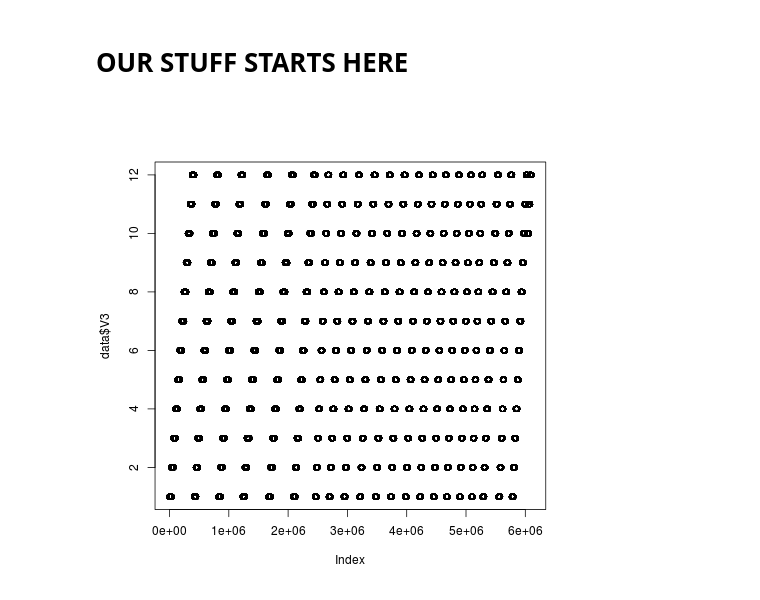
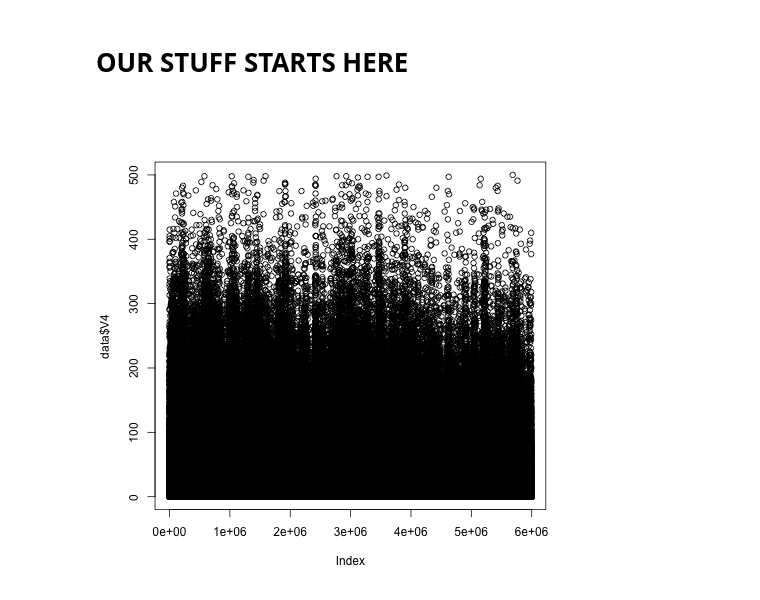
Before and after one commit to steven-hu/data-analysis-template, a Jupyter notebook: notebooks/NB2_data_cleaning.ipynb, the cells around one changed output. Drawn from its saved outputs; the diff is of its cells as text; code cells hidden in the pictures.

Commit message:
clean

```diff
--- a/notebooks/NB2_data_cleaning.ipynb
+++ b/notebooks/NB2_data_cleaning.ipynb
@@ -84,10 +84,10 @@ The actual data cleaning can now begins!
 # %%
 %%R
 
-data = read.csv('../data/raw/ATL.csv', header=F)
-plot(data$V3)
+data = read.csv('../data/cleaned/ATL.csv', header=F)
+plot(data$V4)
 # %% [output]
-[figure, old version]
+[figure, new version]
 # %%
 import csv
 
```
Also changed, not shown: parts of 1 cell of this notebook.
